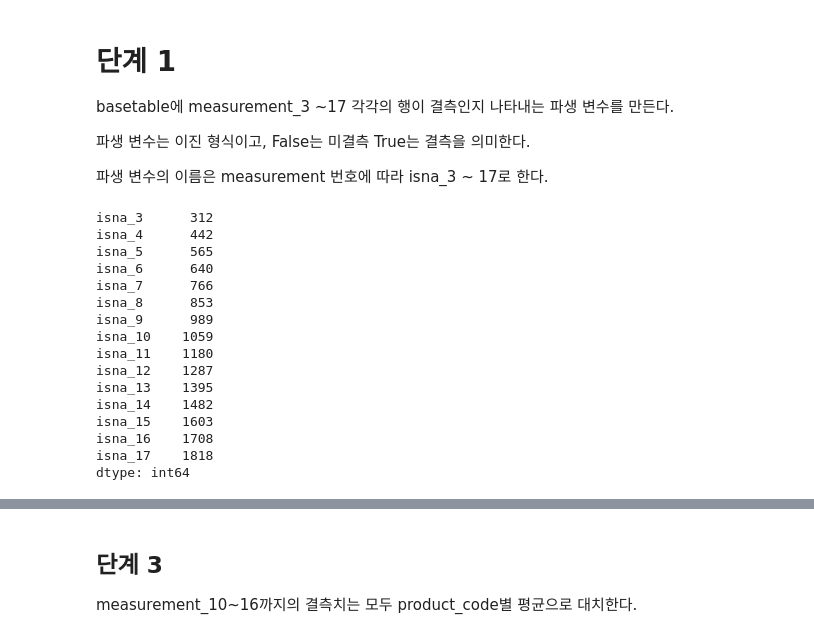
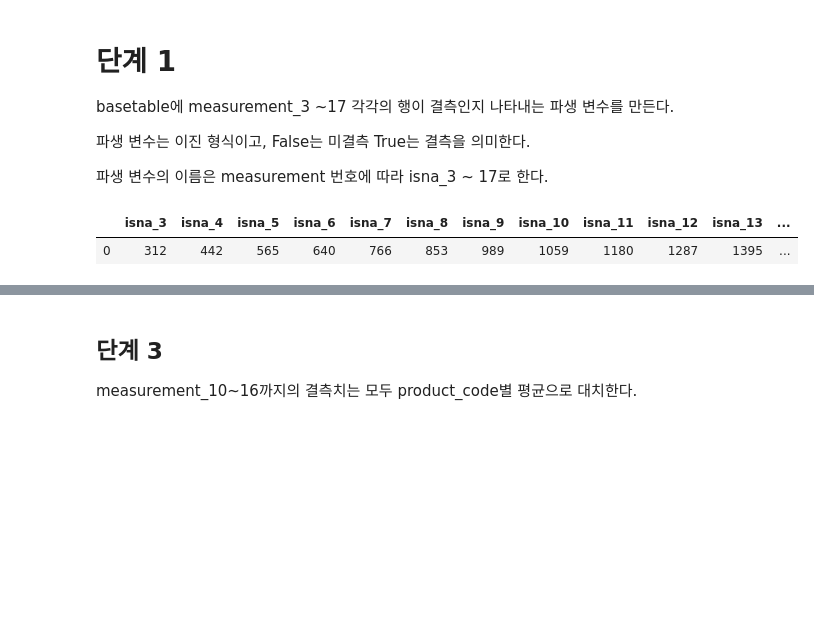
Before and after one commit to sunkusun9/DS_lv3_2404_01, a Jupyter notebook: sec_ds_lv3_prob1_prob.ipynb, the cells around one changed output, grey strips where cells are left out. Drawn from its saved outputs; the diff is of its cells as text; code cells hidden in the pictures; blank space fills up the shorter version.

```diff
--- a/sec_ds_lv3_prob1_prob.ipynb
+++ b/sec_ds_lv3_prob1_prob.ipynb
@@ -127,24 +128,10 @@ basetable에 measurement_3 ~17 각각의 행이 결측인지 나타내는 파생
 # %%
 df_basetable[['isna_{}'.format(i) for i in range(3, 18)]] = \
     df_basetable[['measurement_{}'.format(i) for i in range(3, 18)]].isna()
-df_basetable[['isna_{}'.format(i) for i in range(3, 18)]].sum()
+df_basetable[['isna_{}'.format(i) for i in range(3, 18)]].sum().to_frame().T
 # %% [output]
-isna_3      312
-isna_4      442
-isna_5      565
-isna_6      640
-isna_7      766
-isna_8      853
-isna_9      989
-isna_10    1059
-isna_11    1180
-isna_12    1287
-isna_13    1395
-isna_14    1482
-isna_15    1603
-isna_16    1708
-isna_17    1818
-dtype: int64
+|  | isna_3 | isna_4 | isna_5 | isna_6 | isna_7 | isna_8 | isna_9 | isna_10 | isna_11 | isna_12 | isna_13 | ... |
+| 0 | 312 | 442 | 565 | 640 | 766 | 853 | 989 | 1059 | 1180 | 1287 | 1395 | ... |
 # %% [markdown]
 ## 단계 2
 
```
Also changed, not shown: parts of 39 cells of this notebook.
